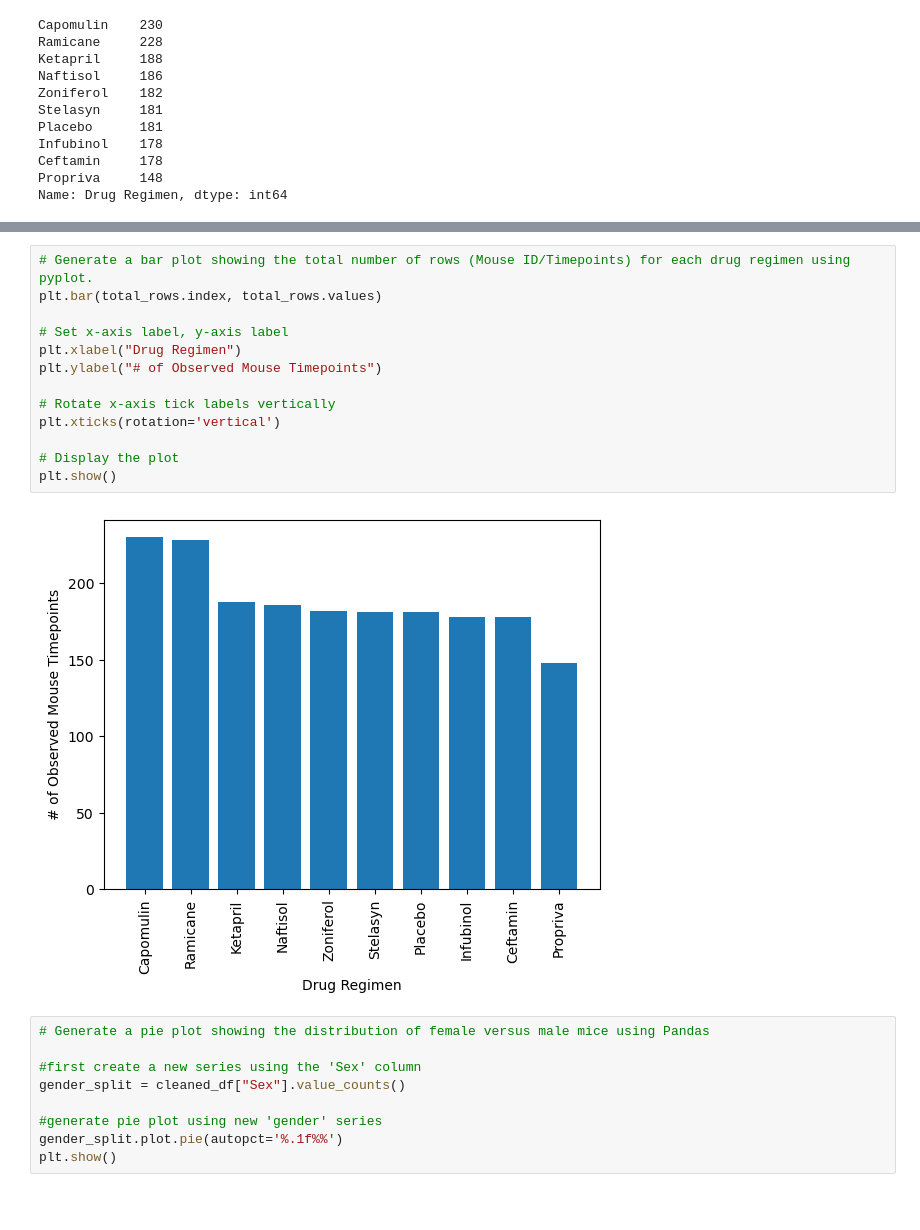
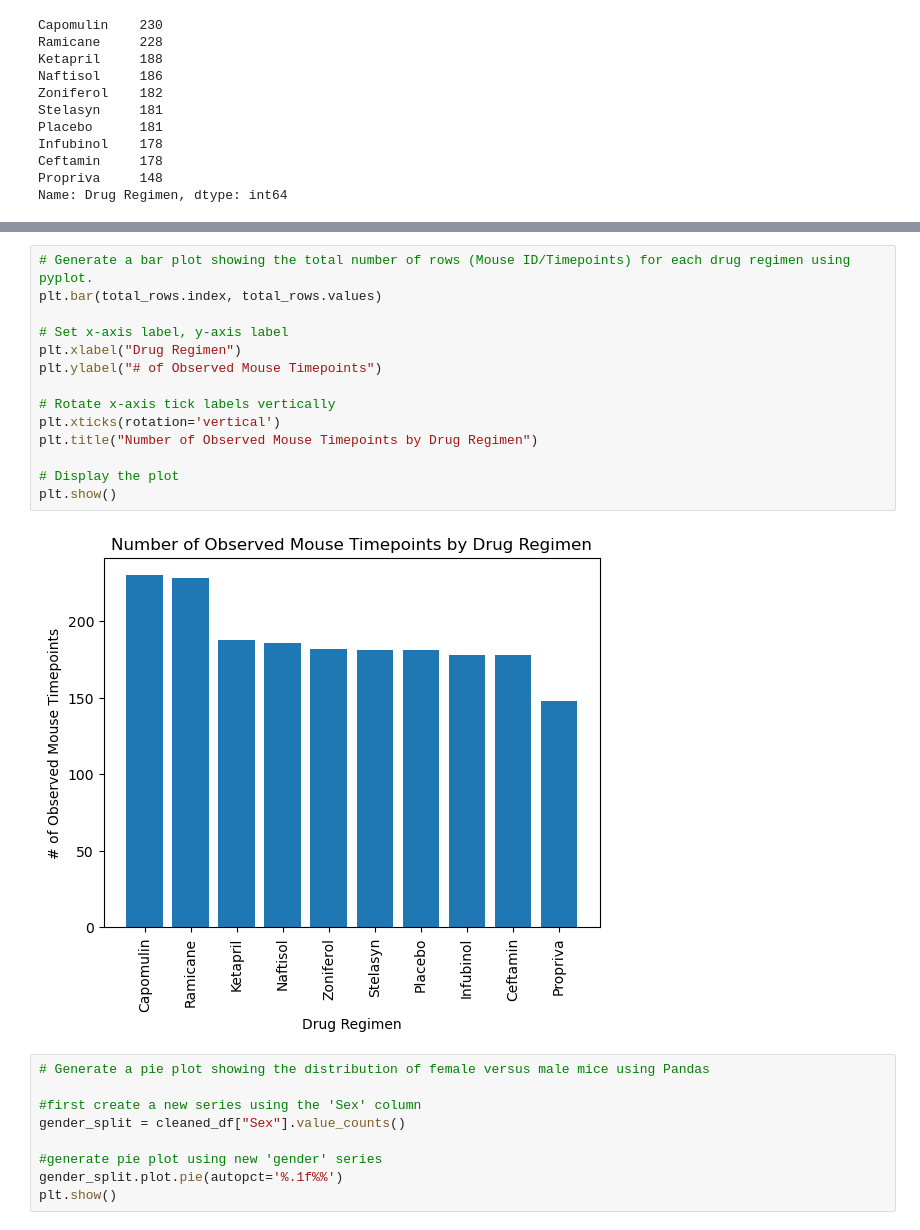
Before and after one commit to amcl11/matplotlib-visualisation, a Jupyter notebook: Pymaceuticals/pymaceuticals_code.ipynb, the cells around one changed output, grey strips where cells are left out. Cells and saved outputs as stored; diff of their text form; blank space fills up the shorter version.

```diff
--- a/Pymaceuticals/pymaceuticals_code.ipynb
+++ b/Pymaceuticals/pymaceuticals_code.ipynb
@@ -169,18 +170,19 @@ Text(0, 0.5, '# of Observed Mouse Timepoints')
 # %%
 # Generate a bar plot showing the total number of rows (Mouse ID/Timepoints) for each drug regimen using pyplot.
 plt.bar(total_rows.index, total_rows.values)
 
 # Set x-axis label, y-axis label
 plt.xlabel("Drug Regimen")
 plt.ylabel("# of Observed Mouse Timepoints")
 
 # Rotate x-axis tick labels vertically
 plt.xticks(rotation='vertical')
+plt.title("Number of Observed Mouse Timepoints by Drug Regimen")
 
 # Display the plot
 plt.show()
 # %% [output]
-[figure, old version]
+[figure, new version]
 # %%
 # Generate a pie plot showing the distribution of female versus male mice using Pandas
 
```
Also changed, not shown: parts of 4 cells of this notebook, 1 other file.
